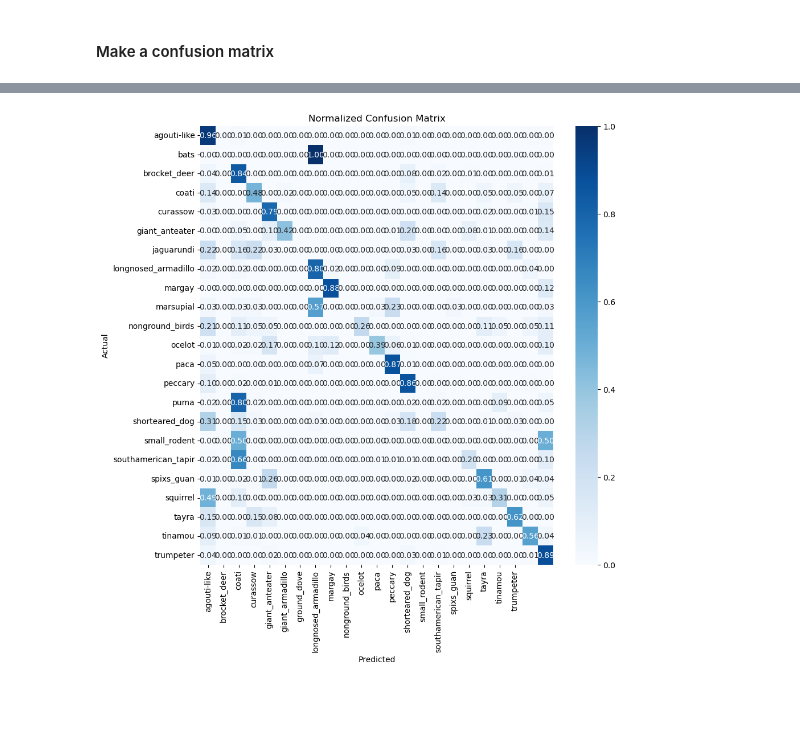
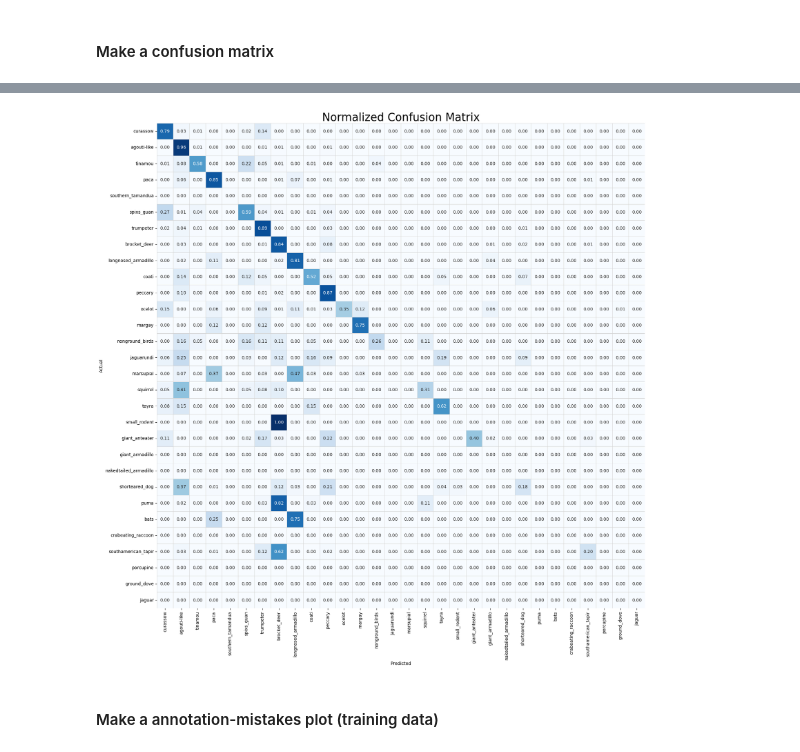
Before and after one commit to ThomasLuypaert/ABC_expeditions_classifier, a Jupyter notebook: notebooks/Model_inference.ipynb, the cells around one changed output, grey strips where cells are left out. Drawn from its saved outputs; the diff is of its cells as text; code cells hidden in the pictures; blank space fills up the shorter version.

```diff
--- a/notebooks/Model_inference.ipynb
+++ b/notebooks/Model_inference.ipynb
@@ -150,0 +167,14 @@ array([nan, nan, nan, nan, nan, nan, nan, nan, nan, nan, nan, nan, nan,
+# %%
+import yaml
+from ct_classifier.train import create_dataloader
+
+cfg = yaml.safe_load(open(config, 'r'))
+
+dl_test = create_dataloader(cfg = cfg, split=split)
+
+
+dl_test = create_dataloader(cfg = cfg, split=split)
+
+inverse_dict = dl_test.dataset.inv_labels
+
+inverse_dict
@@ -151,29 +199,49 @@ array([nan, nan, nan, nan, nan, nan, nan, nan, nan, nan, nan, nan, nan,
 # %%
 import seaborn as sns
 import matplotlib.pyplot as plt
 from sklearn.metrics import confusion_matrix
 import numpy as np
 
 
 # Assuming df_summary["true_labels_full"] and df_summary["pred_labels_full"] are pandas Series with categorical labels
-true_labels = df_summary["true_labels_full"].unique()
+true_labels = df_summary["true_labels"].unique()
 pred_labels = df_summary["pred_labels_full"].unique()
 
 # Ensure labels are in sorted order for consistent mapping (optional, depends on your use case)
-true_labels = np.sort(true_labels)
-pred_labels = np.sort(pred_labels)
+#true_labels = np.sort(true_labels)
+#pred_labels = np.sort(pred_labels)
+
+labels_string = [inverse_dict[x] for x in range(len(inverse_dict))]
 
 cm = confusion_matrix(df_summary["true_labels_full"],
                       df_summary["pred_labels_full"],
-                      labels=true_labels,  # Ensures consistent label ordering
-                      normalize="true")
+                      labels=labels_string,
+                      normalize = "true")
+
+# Ensures consistent label ordering)
+
+#labels=true_labels,
+
+# normalize="true"
+
+#xticklabels=pred_labels, yticklabels=true_labels,
 
 # Plot with labels
-fig, ax = plt.subplots(figsize=(10, 10))
-sns.heatmap(cm, annot=True, fmt='.2f', xticklabels=pred_labels, yticklabels=true_labels, cmap="Blues")
+fig, ax = plt.subplots(figsize=(20, 20))
+sns.heatmap(cm,
+            annot=True,
+            fmt='.2f',
+            cmap="Blues",
+            xticklabels = labels_string,
+            yticklabels = labels_string,
+            linecolor='lightgrey',  # Add thin grey lines
+            linewidths=0.5,
+            cbar=False)     # Set the width of the lines)
 plt.ylabel('Actual')
 plt.xlabel('Predicted')
-plt.title('Normalized Confusion Matrix')
-plt.show()
+plt.title('Normalized Confusion Matrix',size = 25)
+#plt.show()
 # %% [output]
-[figure, old version]
+[figure, new version]
+# %% [markdown]
+#### Make a annotation-mistakes plot (training data)
```
Also changed, not shown: parts of 7 cells of this notebook, 11 other files.
